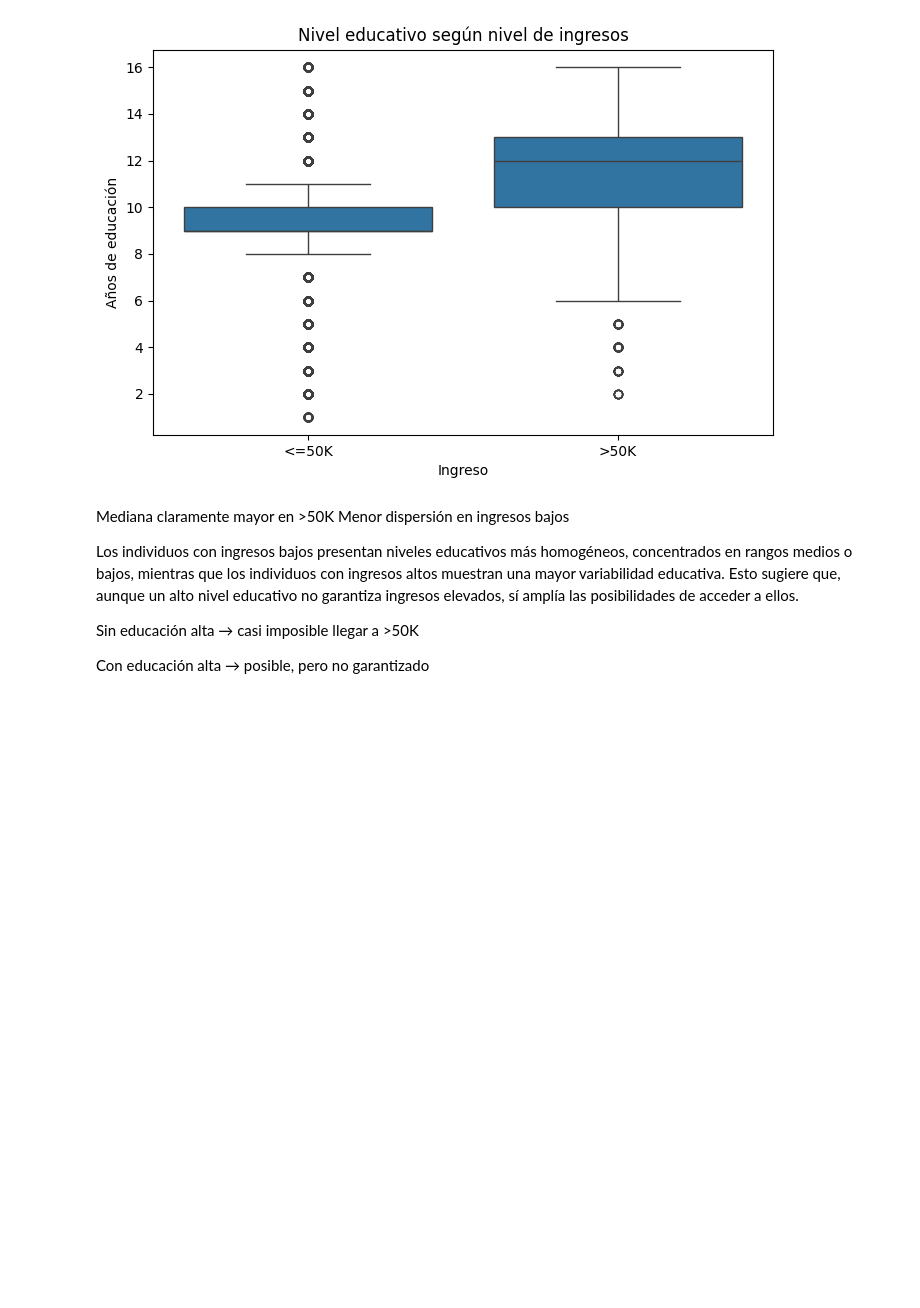
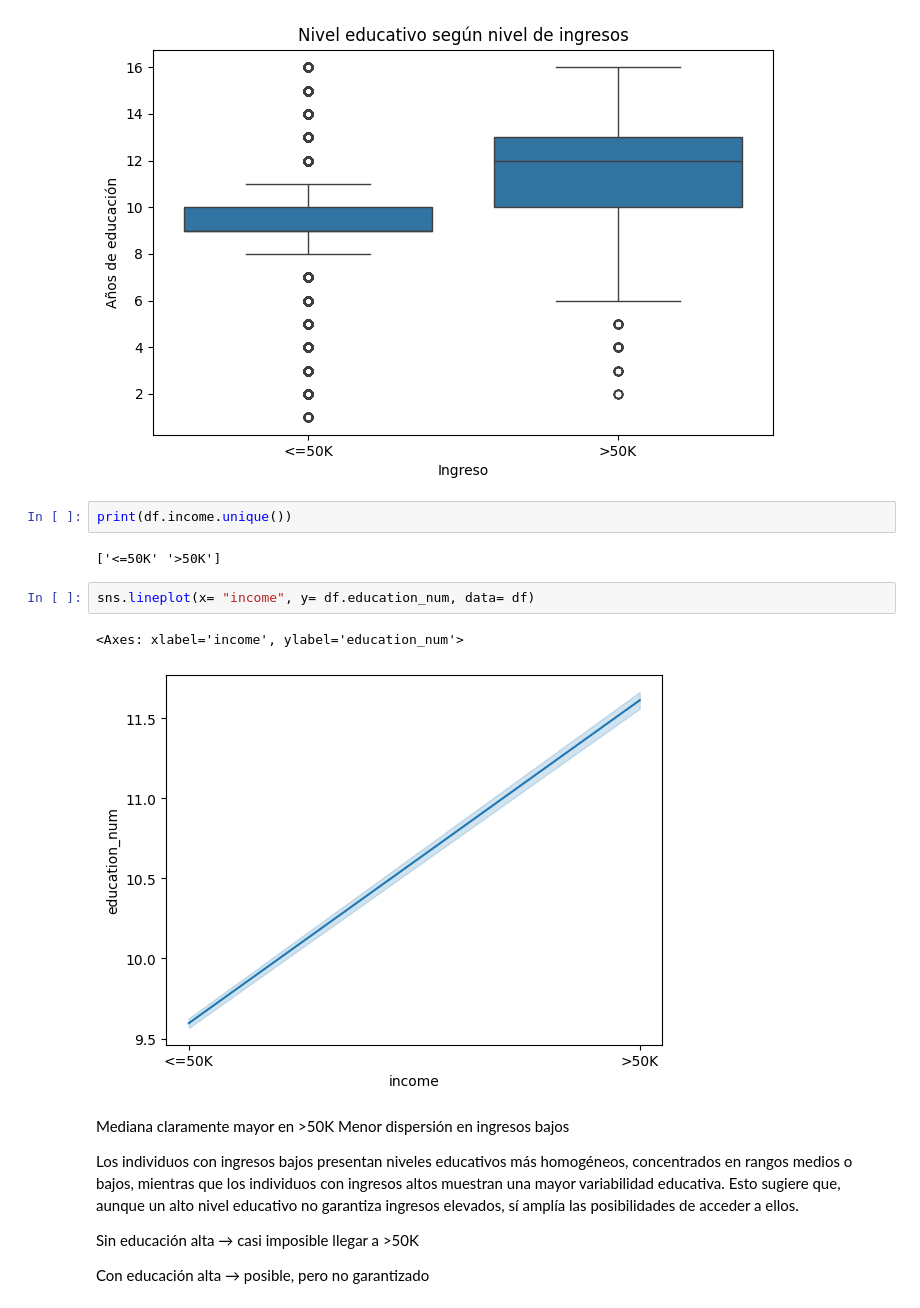
Before and after one commit to moralesgomezjm/EDA_Factores_nivel_de_ingresos, a Jupyter notebook: UPDATED_ANALYSIS.ipynb, the cells around one changed output. Drawn from its saved outputs; the diff is of its cells as text; blank space fills up the shorter version.

```diff
--- a/UPDATED_ANALYSIS.ipynb
+++ b/UPDATED_ANALYSIS.ipynb
@@ -617,6 +620,15 @@ plt.ylabel('Años de educación')
 plt.show()
 # %% [output]
 [figure]
+# %%
+print(df.income.unique())
+# %% [output]
+['<=50K' '>50K']
+# %%
+sns.lineplot(x= "income", y= df.education_num, data= df)
+# %% [output]
+<Axes: xlabel='income', ylabel='education_num'>
+[figure, added]
 # %% [markdown]
 Mediana claramente mayor en >50K
 Menor dispersión en ingresos bajos
```
Also changed, not shown: parts of 13 cells of this notebook, 3 other files.
